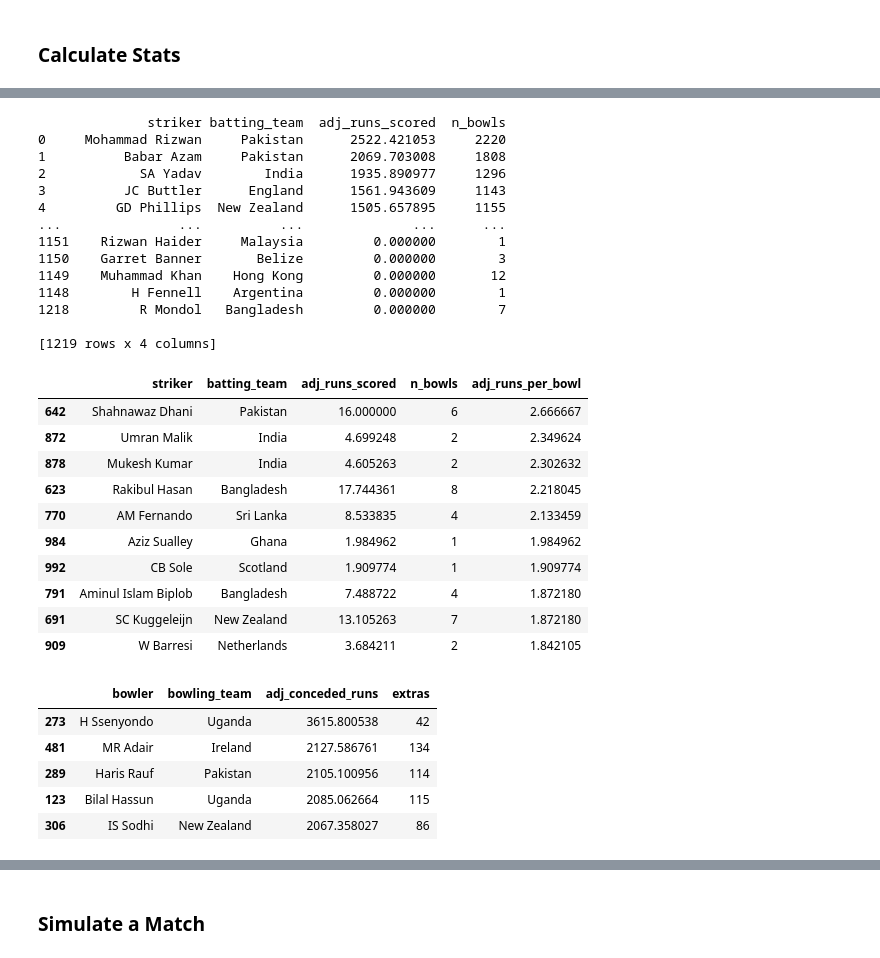
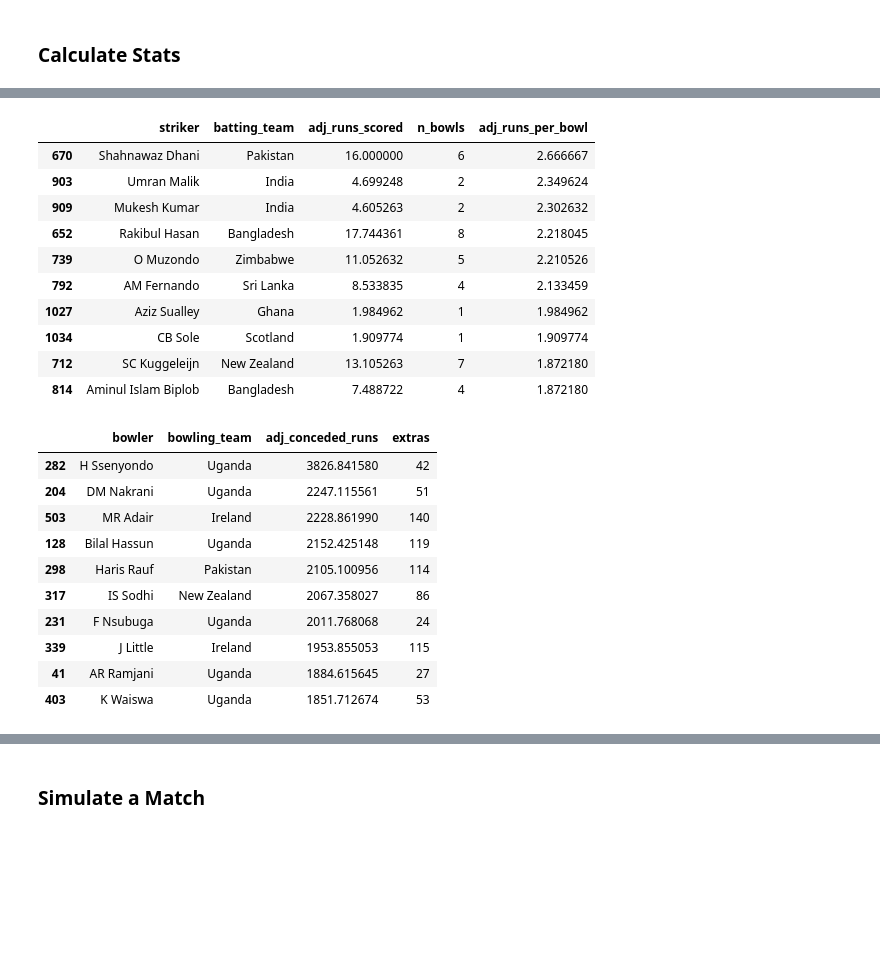
Before and after one commit to loreeian/wsa-cricket-2024-public, a Jupyter notebook: cricket_stats.ipynb, the cells around one changed output, grey strips where cells are left out. Saved outputs shown, nothing was run; the diff lists cells and outputs as text; code cells hidden in the pictures; blank space fills up the shorter version.

```diff
--- a/cricket_stats.ipynb
+++ b/cricket_stats.ipynb
@@ -236,68 +239,44 @@ num_bowls = (wc20
        .rename(columns = {'bowling_team' : 'n_bowls'})
         )
 dfA = df_sorted.merge(num_bowls, on = ['striker', 'batting_team'])
-# dfA = dfA.sort_values(by = 'runs_off_bat', ascending = False)
 dfA = dfA.sort_values(by = 'adj_runs_scored', ascending = False)
-print(dfA)
+# print(dfA)
-# %% [output]
-              striker batting_team  adj_runs_scored  n_bowls
-0     Mohammad Rizwan     Pakistan      2522.421053     2220
-1          Babar Azam     Pakistan      2069.703008     1808
-2            SA Yadav        India      1935.890977     1296
-3          JC Buttler      England      1561.943609     1143
-4         GD Phillips  New Zealand      1505.657895     1155
-...               ...          ...              ...      ...
-1151    Rizwan Haider     Malaysia         0.000000        1
-1150    Garret Banner       Belize         0.000000        3
-1149    Muhammad Khan    Hong Kong         0.000000       12
-1148        H Fennell    Argentina         0.000000        1
-1218         R Mondol   Bangladesh         0.000000        7
-
-[1219 rows x 4 columns]
 # %%
-# Calculate runs per bowl for strikers (extras not included)
-# probably better to include extras in conceded runs for bowlers
-"""
-dfA['runs_per_bowl'] = (dfA['runs_off_bat'] / dfA['n_bowls'])
-dfA = dfA.sort_values(by = 'runs_per_bowl', ascending = False)
-"""
 dfA['adj_runs_per_bowl'] = (dfA['adj_runs_scored'] / dfA['n_bowls'])
 dfA = dfA.sort_values(by = 'adj_runs_per_bowl', ascending = False)
 dfA.head(10)
 # %% [output]
 |  | striker | batting_team | adj_runs_scored | n_bowls | adj_runs_per_bowl |
-| 642 | Shahnawaz Dhani | Pakistan | 16.000000 | 6 | 2.666667 |
-| 872 | Umran Malik | India | 4.699248 | 2 | 2.349624 |
-| 878 | Mukesh Kumar | India | 4.605263 | 2 | 2.302632 |
-| 623 | Rakibul Hasan | Bangladesh | 17.744361 | 8 | 2.218045 |
-| 770 | AM Fernando | Sri Lanka | 8.533835 | 4 | 2.133459 |
-| 984 | Aziz Sualley | Ghana | 1.984962 | 1 | 1.984962 |
-| 992 | CB Sole | Scotland | 1.909774 | 1 | 1.909774 |
-| 791 | Aminul Islam Biplob | Bangladesh | 7.488722 | 4 | 1.872180 |
-| 691 | SC Kuggeleijn | New Zealand | 13.105263 | 7 | 1.872180 |
-| 909 | W Barresi | Netherlands | 3.684211 | 2 | 1.842105 |
+| 670 | Shahnawaz Dhani | Pakistan | 16.000000 | 6 | 2.666667 |
+| 903 | Umran Malik | India | 4.699248 | 2 | 2.349624 |
+| 909 | Mukesh Kumar | India | 4.605263 | 2 | 2.302632 |
+| 652 | Rakibul Hasan | Bangladesh | 17.744361 | 8 | 2.218045 |
+| 739 | O Muzondo | Zimbabwe | 11.052632 | 5 | 2.210526 |
+| 792 | AM Fernando | Sri Lanka | 8.533835 | 4 | 2.133459 |
+| 1027 | Aziz Sualley | Ghana | 1.984962 | 1 | 1.984962 |
+| 1034 | CB Sole | Scotland | 1.909774 | 1 | 1.909774 |
+| 712 | SC Kuggeleijn | New Zealand | 13.105263 | 7 | 1.872180 |
+| 814 | Aminul Islam Biplob | Bangladesh | 7.488722 | 4 | 1.872180 |
 # %%
-# Calculate runs conceded per bowl for bowlers (extras included)
-"""
-df = (wc20
-       .loc[:, ['bowler', 'bowling_team', 'runs_off_bat', 'extras']]
-       .groupby(['bowler', 'bowling_team'], as_index = False)
-       .sum())
-df_sorted = df.sort_values(by='runs_off_bat', ascending=False)
-"""
+# Calculate adj runs conceded per bowl for bowlers (extras included)
 df = (wc20
        .loc[:, ['bowler', 'bowling_team', 'adj_conceded_runs', 'extras']]
        .groupby(['bowler', 'bowling_team'], as_index = False)
        .sum())
 df_sorted = df.sort_values(by='adj_conceded_runs', ascending=False)
-df_sorted.head()
+df_sorted.head(10)
 # %% [output]
 |  | bowler | bowling_team | adj_conceded_runs | extras |
-| 273 | H Ssenyondo | Uganda | 3615.800538 | 42 |
-| 481 | MR Adair | Ireland | 2127.586761 | 134 |
-| 289 | Haris Rauf | Pakistan | 2105.100956 | 114 |
-| 123 | Bilal Hassun | Uganda | 2085.062664 | 115 |
-| 306 | IS Sodhi | New Zealand | 2067.358027 | 86 |
+| 282 | H Ssenyondo | Uganda | 3826.841580 | 42 |
+| 204 | DM Nakrani | Uganda | 2247.115561 | 51 |
+| 503 | MR Adair | Ireland | 2228.861990 | 140 |
+| 128 | Bilal Hassun | Uganda | 2152.425148 | 119 |
+| 298 | Haris Rauf | Pakistan | 2105.100956 | 114 |
+| 317 | IS Sodhi | New Zealand | 2067.358027 | 86 |
+| 231 | F Nsubuga | Uganda | 2011.768068 | 24 |
+| 339 | J Little | Ireland | 1953.855053 | 115 |
+| 41 | AR Ramjani | Uganda | 1884.615645 | 27 |
+| 403 | K Waiswa | Uganda | 1851.712674 | 53 |
 # %%
 num_bowls = (wc20
        .loc[:, ['bowler', 'bowling_team', 'batting_team']]
```
Also changed, not shown: parts of 22 cells of this notebook, 2 other files.
